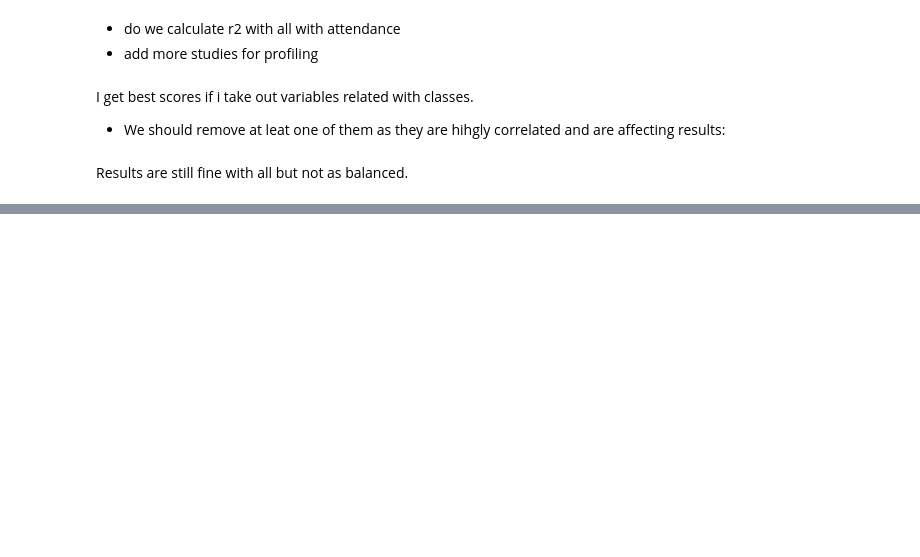
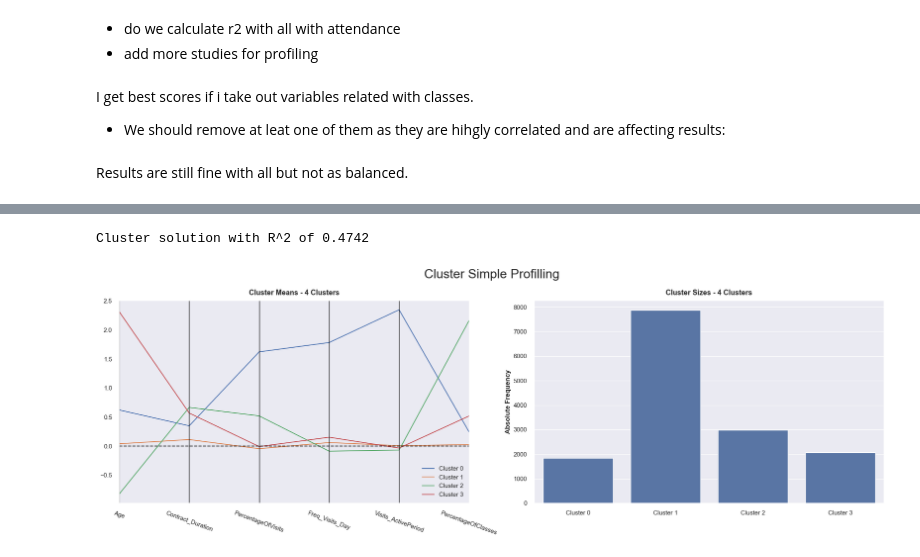
Before and after one commit to raquelxr/data-mining-proj, a Jupyter notebook: Density_Studies_S.ipynb, the cells around one changed output, grey strips where cells are left out. Drawn from its saved outputs; the diff is of its cells as text; code cells hidden in the pictures; blank space fills up the shorter version.

```diff
--- a/Density_Studies_S.ipynb
+++ b/Density_Studies_S.ipynb
@@ -236,0 +345,5 @@ Results are still fine with all but not as balanced.
+# %%
+kmeans = KMeans(n_clusters =4 , init = 'k-means++', random_state = 88)
+data_test["Cluster"] = kmeans.fit_predict(data_test[metric_test])
+data_test["Cluster"] = data_test["Cluster"].astype("category")
+km_labels= kmeans.fit_predict(data_test[metric_test])
@@ -236,0 +354,3 @@ Results are still fine with all but not as balanced.
+# %%
+df_concat = pd.concat([data_test[metric_test], pd.Series(km_labels, index=data_test.index, name="km_labels")], axis=1)
+df_concat.head()
@@ -236,0 +364,12 @@ Results are still fine with all but not as balanced.
+# %%
+sst = get_ss(data_test[metric_test])  # get total sum of squares
+ssw_labels = df_concat.groupby(by='km_labels').apply(get_ss)  # compute ssw for each cluster labels
+ssb = sst - np.sum(ssw_labels)  # remember: SST = SSW + SSB
+r2 = ssb / sst
+print("Cluster solution with R^2 of %0.4f" % r2)
+# %% [output]
+Cluster solution with R^2 of 0.4742
+# %%
+cluster_profiles(df_concat, ['km_labels'], (20,7))
+# %% [output]
+[figure, added]
```
Also changed, not shown: parts of 19 cells of this notebook, 1 other file.
